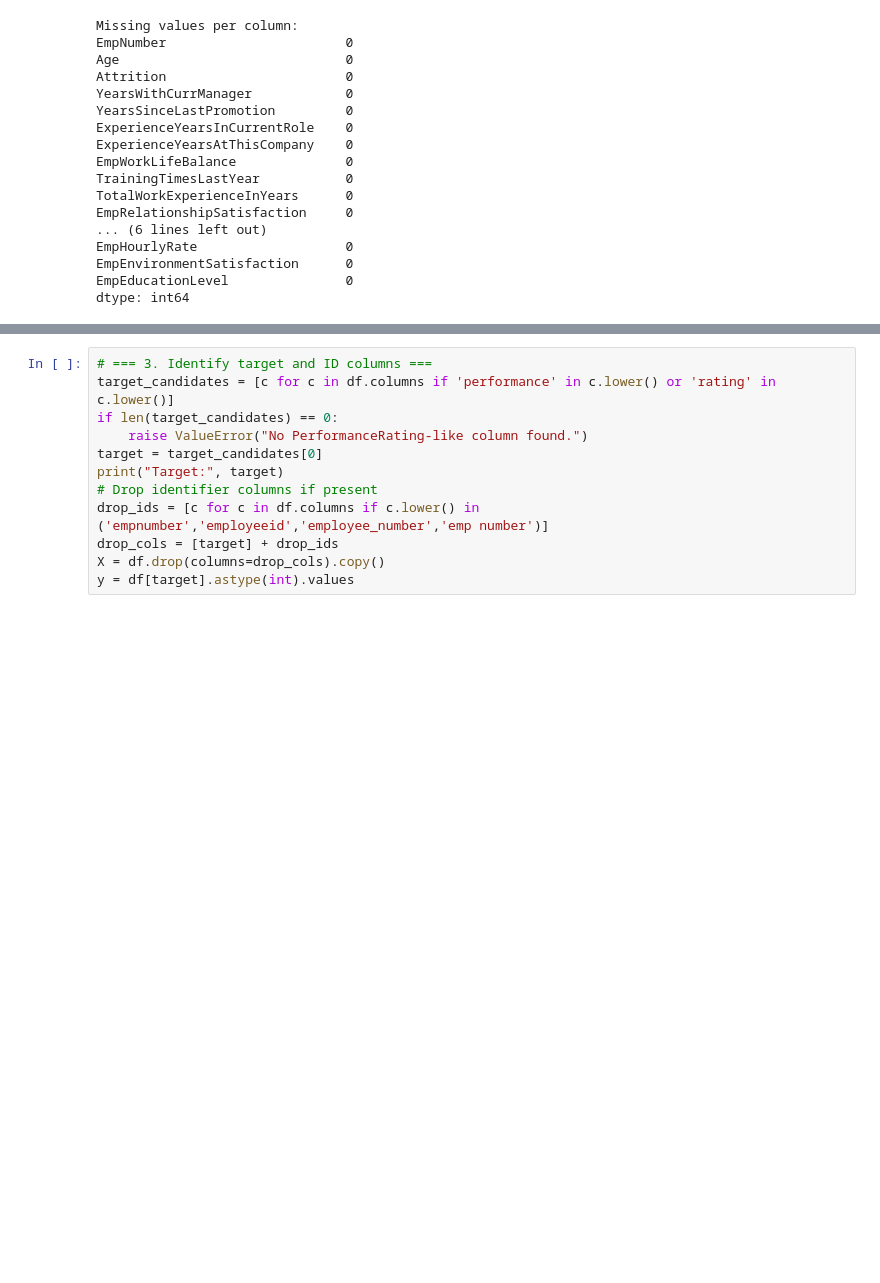
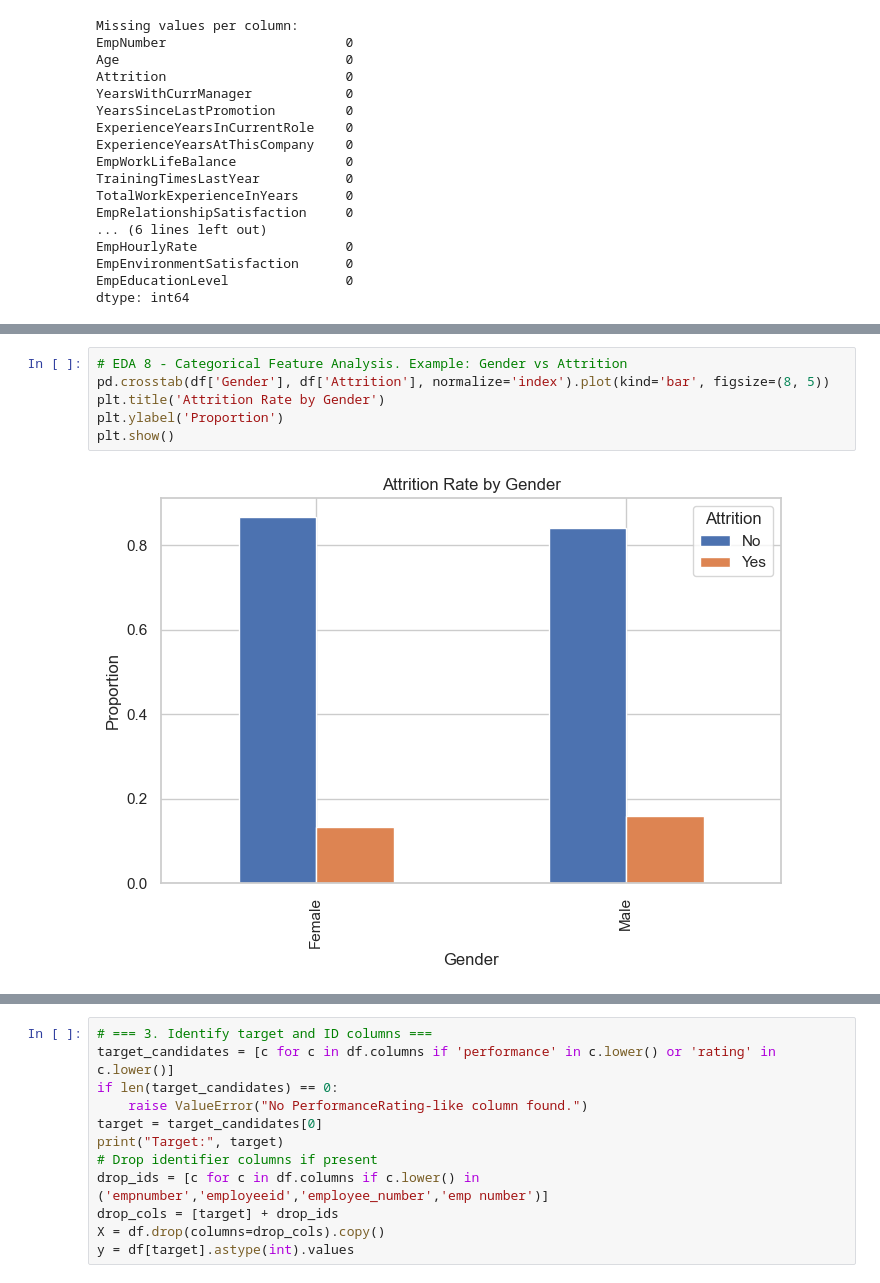
Before and after one commit to nderitumwangi/iabac, a Jupyter notebook: employment.ipynb, the cells around one changed output, grey strips where cells are left out. Saved outputs shown, nothing was run; the diff lists cells and outputs as text; blank space fills up the shorter version.

```diff
--- a/employment.ipynb
+++ b/employment.ipynb
@@ -94,0 +239,8 @@ dtype: int64
+# %%
+# EDA 8 - Categorical Feature Analysis. Example: Gender vs Attrition
+pd.crosstab(df['Gender'], df['Attrition'], normalize='index').plot(kind='bar', figsize=(8, 5))
+plt.title('Attrition Rate by Gender')
+plt.ylabel('Proportion')
+plt.show()
+# %% [output]
+[figure, added]
```
Also changed, not shown: parts of 20 cells of this notebook, 1 other file.
